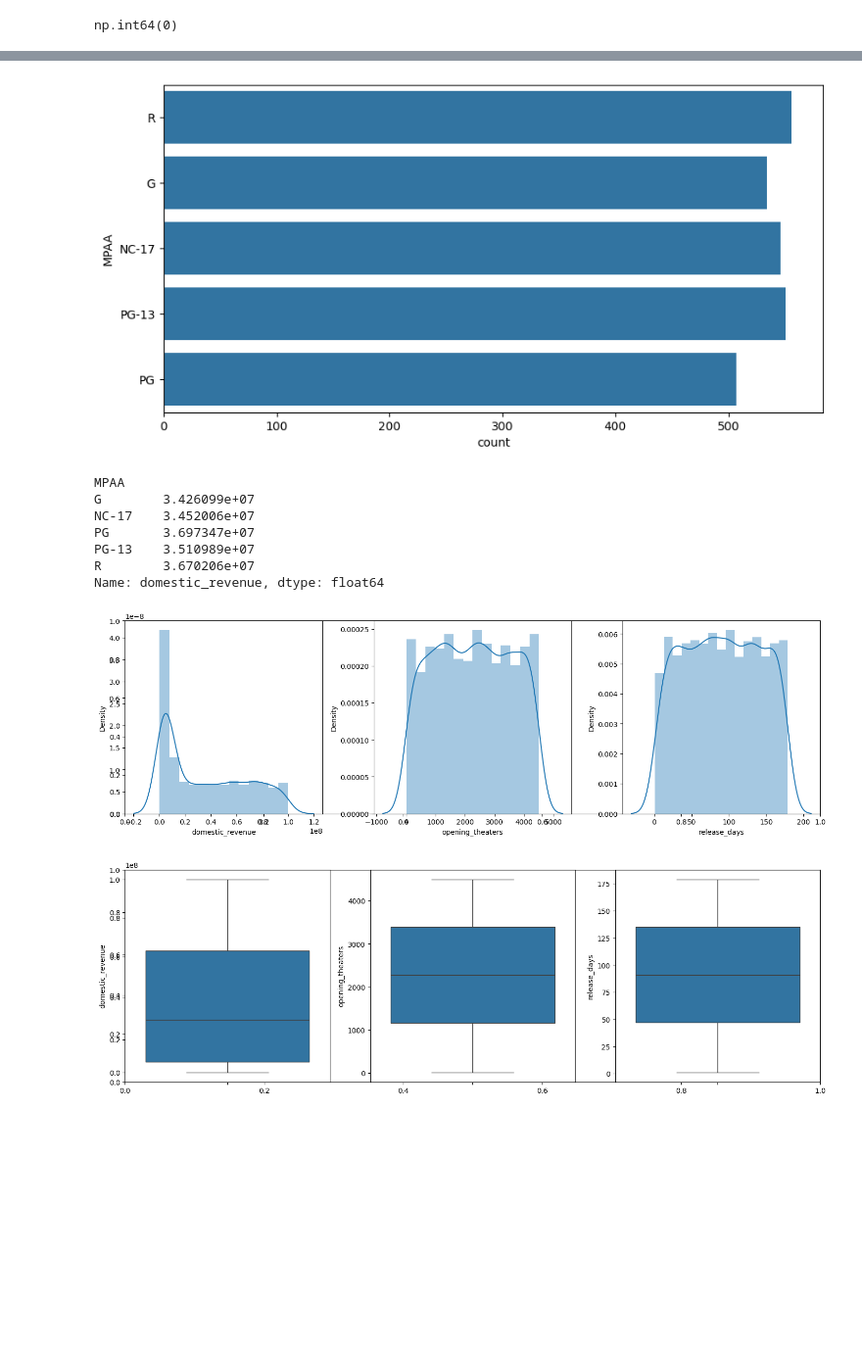
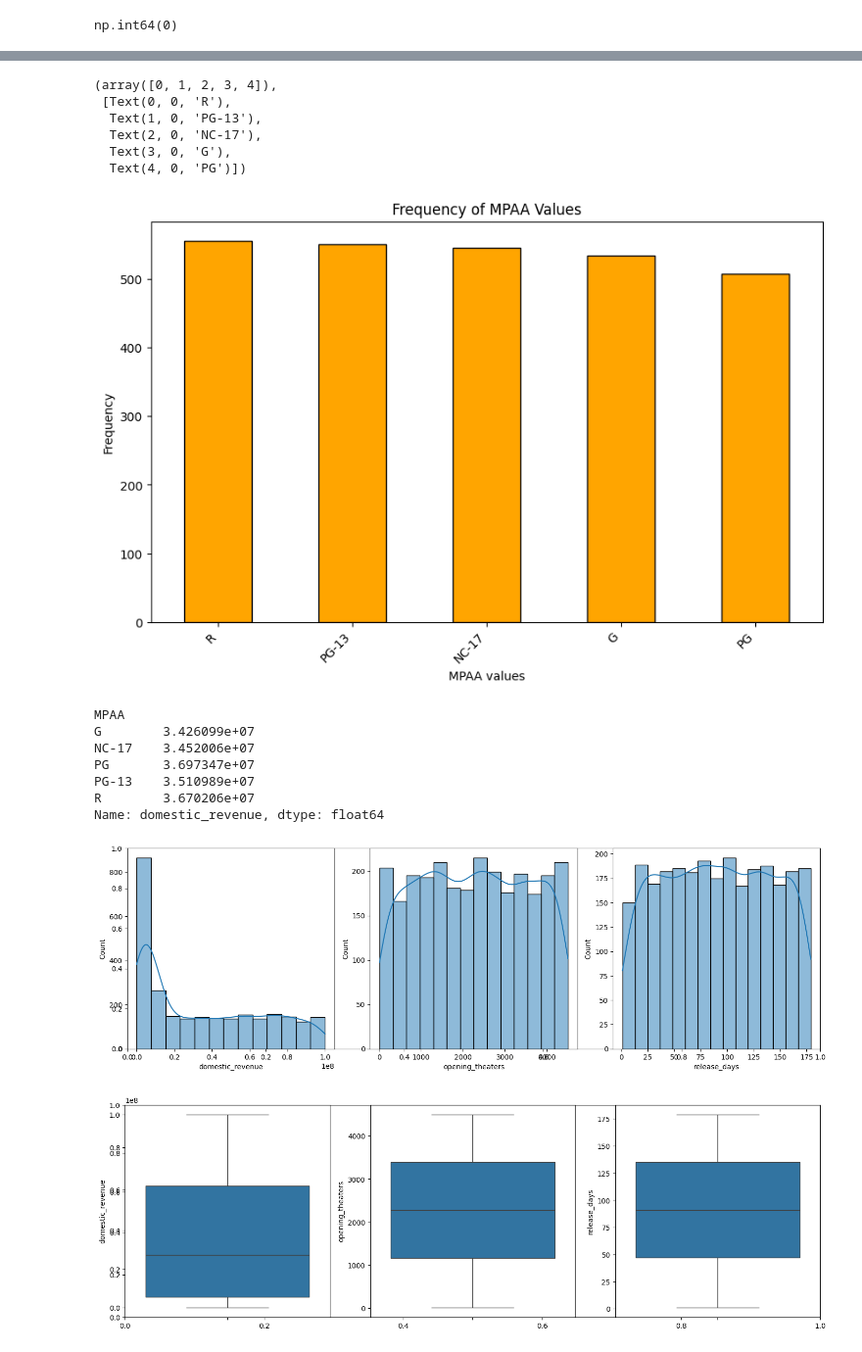
Before and after one commit to Shakiran-Nannyombi/Shakiran-Nannyombi-Recess, a Jupyter notebook: Machine_learning/class/LinearRegression.ipynb, the cells around one changed output, grey strips where cells are left out. Shown at 98% size. Saved outputs shown, nothing was run; the diff lists cells and outputs as text; code cells hidden in the pictures; blank space fills up the shorter version.

Commit message:
Updated execution counts in Jupyter notebooks and modified DataFrame operations for better compatibility with future pandas versions

```diff
--- a/Machine_learning/class/LinearRegression.ipynb
+++ b/Machine_learning/class/LinearRegression.ipynb
@@ -149,9 +185,21 @@ for col in ['domestic_revenue', 'opening_theaters', 'release_days']:
 # %%
-plt.figure(figsize=(10, 5))
-sns.countplot(df['MPAA'])
-plt.show()
+app_counts = df['MPAA'].value_counts()
+
+# plot bar graph of MPAA counts
+plt.figure(figsize=(10, 6))
+app_counts.plot(kind='bar', color='orange', edgecolor='black')
+plt.title('Frequency of MPAA Values')
+plt.xlabel('MPAA values')
+plt.ylabel('Frequency')
+plt.xticks(rotation=45, ha='right')
 # %% [output]
+(array([0, 1, 2, 3, 4]),
+ [Text(0, 0, 'R'),
+  Text(1, 0, 'PG-13'),
+  Text(2, 0, 'NC-17'),
+  Text(3, 0, 'G'),
+  Text(4, 0, 'PG')])
-[figure, old version]
+[figure, new version]
 # %%
 df.groupby('MPAA')['domestic_revenue'].mean()
 # %% [output]
@@ -168,11 +216,11 @@ plt.subplots(figsize=(15, 5))
 features = ['domestic_revenue', 'opening_theaters', 'release_days']
 for i, col in enumerate(features):
 	plt.subplot(1, 3, i+1)
-	sns.distplot(df[col])
+	sns.histplot(df[col], kde=True)
 plt.tight_layout()
 plt.show()
 # %% [output]
-[figure, old version]
+[figure, new version]
 # %%
 plt.subplots(figsize=(15, 5))
 for i, col in enumerate(features):
```
Also changed, not shown: parts of 8 cells of this notebook, 13 other files.
